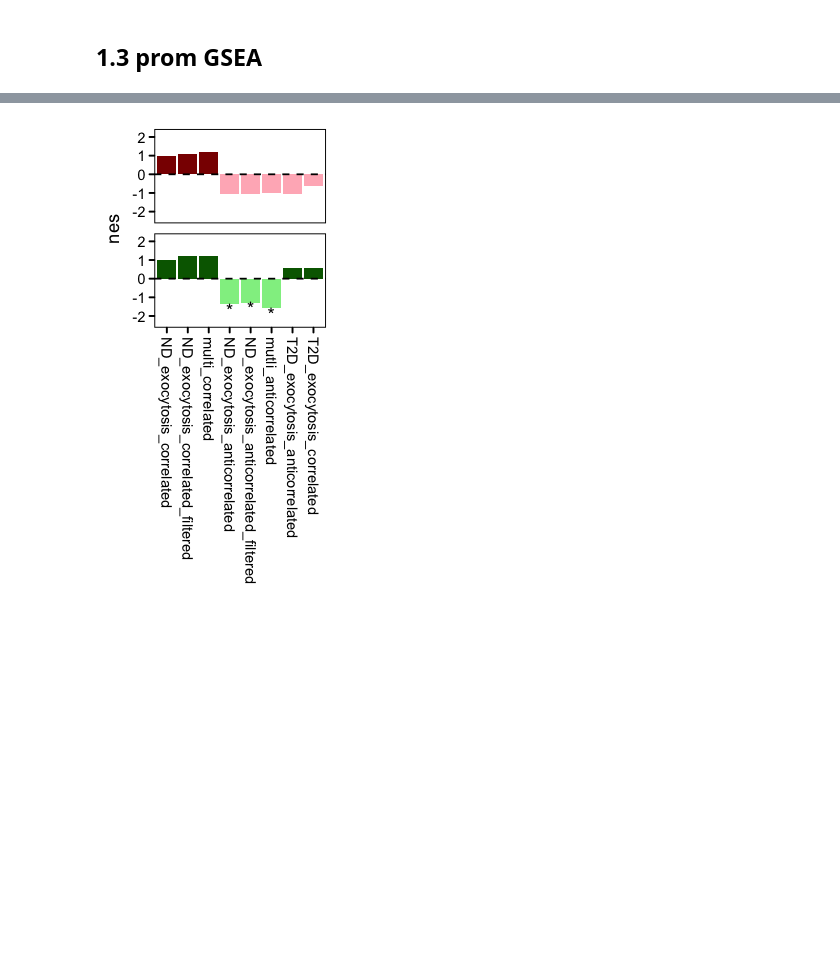
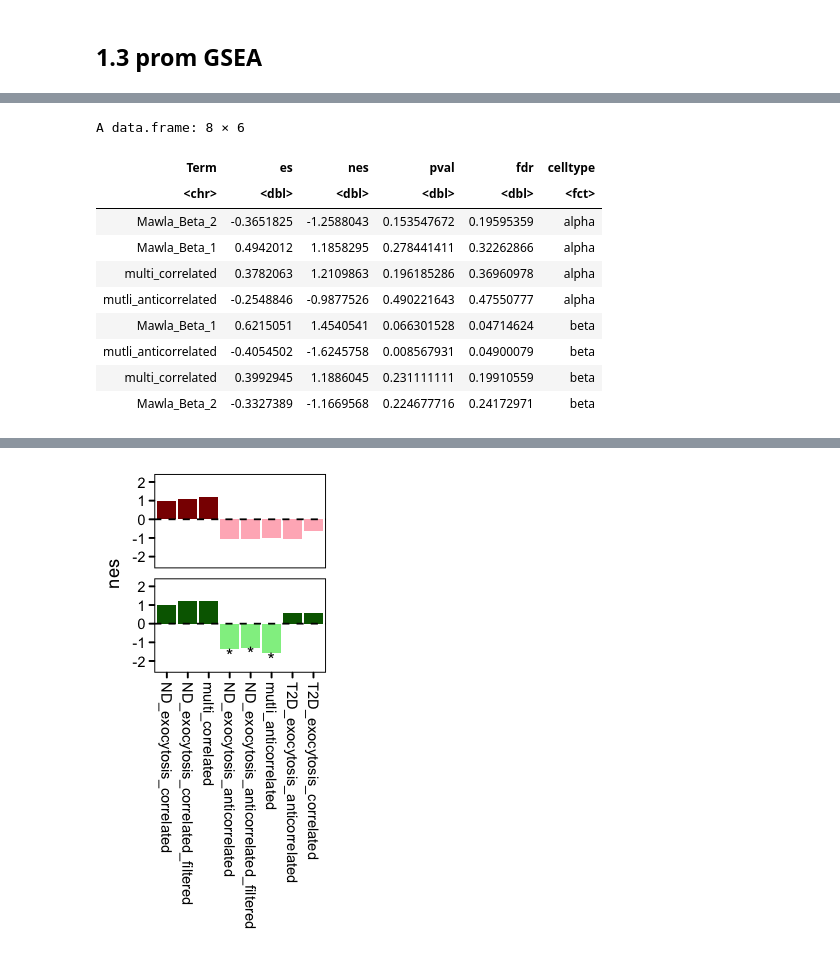
Before and after one commit to biomystery/islet_figs_motifs, a Jupyter notebook: figcode/plot2.ipynb, the cells around one changed output, grey strips where cells are left out. Drawn from its saved outputs; the diff is of its cells as text; code cells hidden in the pictures; blank space fills up the shorter version.

```diff
--- a/figcode/plot2.ipynb
+++ b/figcode/plot2.ipynb
@@ -374,5 +380,21 @@ pd.gsea
 # %%
 pd.gsea <- pd.gsea%>% mutate(glists=factor(glists,levels=c("Xin",'ours')))
+# %%
+rbind(data.frame(fread("../dat/figdata/GSEA_alpha_res_final.csv") %>% filter(grepl("Mawla",
+    Term) | grepl("mu", Term)), celltype = "alpha"), data.frame(fread("../dat/figdata/GSEA_beta_res_final.csv") %>%
+    filter(grepl("Mawla", Term) | grepl("mu", Term)), celltype = "beta"))
+# %% [output]
+A data.frame: 8 × 6
+| Term | es | nes | pval | fdr | celltype |
+| <chr> | <dbl> | <dbl> | <dbl> | <dbl> | <fct> |
+| Mawla_Beta_2 | -0.3651825 | -1.2588043 | 0.153547672 | 0.19595359 | alpha |
+| Mawla_Beta_1 | 0.4942012 | 1.1858295 | 0.278441411 | 0.32262866 | alpha |
+| multi_correlated | 0.3782063 | 1.2109863 | 0.196185286 | 0.36960978 | alpha |
+| mutli_anticorrelated | -0.2548846 | -0.9877526 | 0.490221643 | 0.47550777 | alpha |
+| Mawla_Beta_1 | 0.6215051 | 1.4540541 | 0.066301528 | 0.04714624 | beta |
+| mutli_anticorrelated | -0.4054502 | -1.6245758 | 0.008567931 | 0.04900079 | beta |
+| multi_correlated | 0.3992945 | 1.1886045 | 0.231111111 | 0.19910559 | beta |
+| Mawla_Beta_2 | -0.3327389 | -1.1669568 | 0.224677716 | 0.24172971 | beta |
 # %%
 options(repr.plot.width = 2.2, repr.plot.height = 3)
 
```
Also changed, not shown: parts of 5 cells of this notebook, 2 other files.
